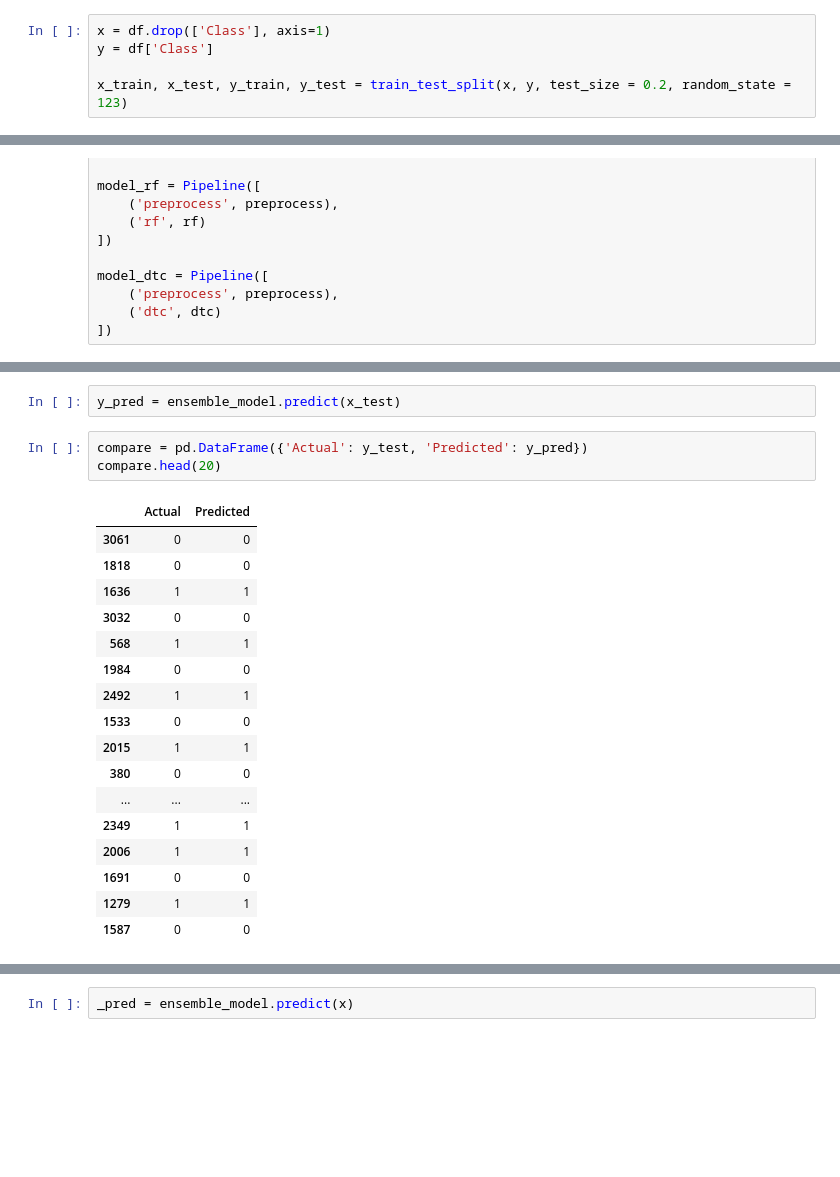
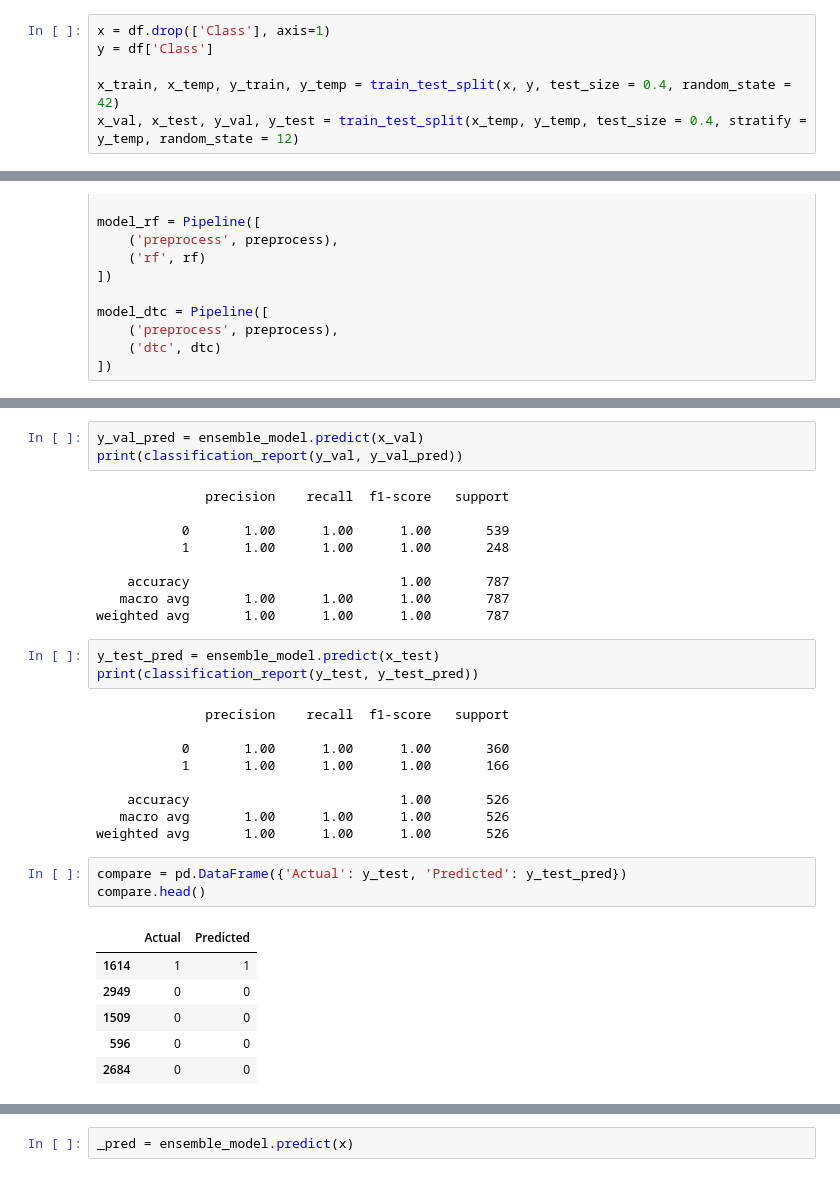
Before and after one commit to williamuntung/Ensemble_Methods_Machine_Learning, a Jupyter notebook: Voting_Averaging/Voting_Methods.ipynb, the cells around one changed output, grey strips where cells are left out. Drawn from its saved outputs; the diff is of its cells as text; blank space fills up the shorter version.

```diff
--- a/Voting_Averaging/Voting_Methods.ipynb
+++ b/Voting_Averaging/Voting_Methods.ipynb
@@ -118,4 +120,5 @@ dtype: int64
 x = df.drop(['Class'], axis=1)
 y = df['Class']
 
-x_train, x_test, y_train, y_test = train_test_split(x, y, test_size = 0.2, random_state = 123)
+x_train, x_temp, y_train, y_temp = train_test_split(x, y, test_size = 0.4, random_state = 42)
+x_val, x_test, y_val, y_test = train_test_split(x_temp, y_temp, test_size = 0.4, stratify = y_temp, random_state = 12)
@@ -210,24 +201,35 @@ VotingClassifier(estimators=[('model1',
+# %%
+y_val_pred = ensemble_model.predict(x_val)
+print(classification_report(y_val, y_val_pred))
+# %% [output]
+              precision    recall  f1-score   support
+
+           0       1.00      1.00      1.00       539
+           1       1.00      1.00      1.00       248
+
+    accuracy                           1.00       787
+   macro avg       1.00      1.00      1.00       787
+weighted avg       1.00      1.00      1.00       787
 # %%
-y_pred = ensemble_model.predict(x_test)
+y_test_pred = ensemble_model.predict(x_test)
+print(classification_report(y_test, y_test_pred))
+# %% [output]
+              precision    recall  f1-score   support
+
+           0       1.00      1.00      1.00       360
+           1       1.00      1.00      1.00       166
+
+    accuracy                           1.00       526
+   macro avg       1.00      1.00      1.00       526
+weighted avg       1.00      1.00      1.00       526
 # %%
-compare = pd.DataFrame({'Actual': y_test, 'Predicted': y_pred})
-compare.head(20)
+compare = pd.DataFrame({'Actual': y_test, 'Predicted': y_test_pred})
+compare.head()
 # %% [output]
 |  | Actual | Predicted |
-| 3061 | 0 | 0 |
-| 1818 | 0 | 0 |
-| 1636 | 1 | 1 |
-| 3032 | 0 | 0 |
-| 568 | 1 | 1 |
-| 1984 | 0 | 0 |
-| 2492 | 1 | 1 |
-| 1533 | 0 | 0 |
-| 2015 | 1 | 1 |
-| 380 | 0 | 0 |
-| ... | ... | ... |
-| 2349 | 1 | 1 |
-| 2006 | 1 | 1 |
-| 1691 | 0 | 0 |
-| 1279 | 1 | 1 |
-| 1587 | 0 | 0 |
+| 1614 | 1 | 1 |
+| 2949 | 0 | 0 |
+| 1509 | 0 | 0 |
+| 596 | 0 | 0 |
+| 2684 | 0 | 0 |
 # %%
```
Also changed, not shown: parts of 9 cells of this notebook.
